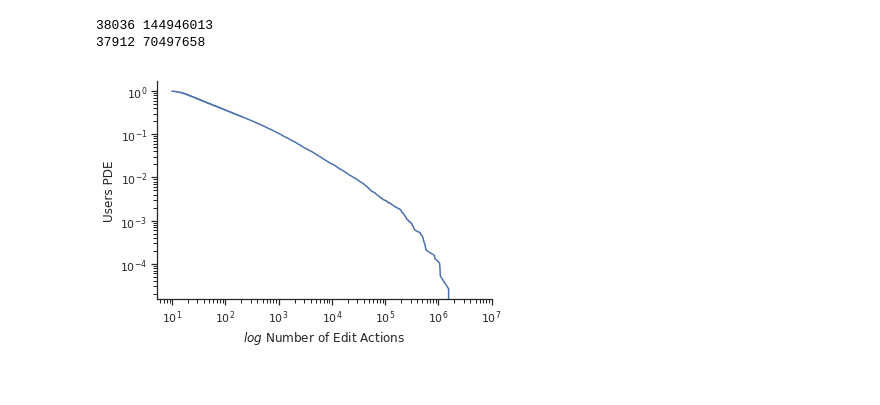
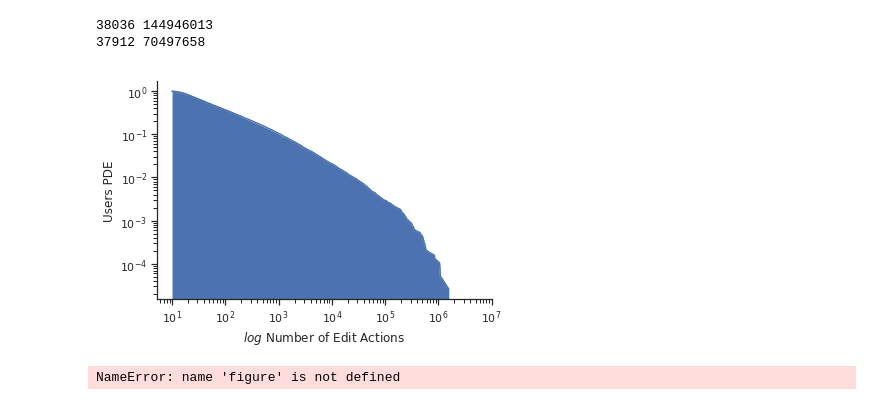
Before and after one commit to pkasper/ontology_roles, a Jupyter notebook: 005_dataset_analysis.ipynb, the cells around one changed output. Saved outputs shown, nothing was run; the diff lists cells and outputs as text; code cells hidden in the pictures.

```diff
--- a/005_dataset_analysis.ipynb
+++ b/005_dataset_analysis.ipynb
@@ -91,19 +88,27 @@ from matplotlib import pyplot as plt
 # %%
 import seaborn as sns
 import matplotlib
 
 fig, ax = plt.subplots()
 ax.loglog(length_full, np.linspace(0,1,len(length_full)))
+ax.fill_between(length_full, np.linspace(0,1,len(length_full)))
 #ax.set_ylim(0,1)
 #ax.plot(length_nobreak)
 #ax.set_xscale("log")
 #ax.set_yscale("log", nonposy='clip')
 ax.set_ylabel("Users PDE")
 ax.set_xlabel("$log$ Number of Edit Actions")
 #ax.xaxis.set_major_formatter(matplotlib.ticker.ScalarFormatter())
 sns.despine(fig)
 # %% [output]
-[figure, old version]
+[figure, new version]
+# %%
+fig.tight_layout()
+store_path = os.path.join(cfg.get("directory", "results"), results_prefix + "dataset_pde".format(n=num_centroids, i=cluster_index))
+fig.savefig(store_path + ".png")
+fig.savefig(store_path + ".pdf")
+# %% [output]
+NameError: name 'figure' is not defined
 # %%
 df['endbot'] = df['user_name'].progress_apply(lambda x: x.endswith("bot"))
 # %% [output]
```
Also changed, not shown: parts of 1 cell of this notebook, 2 other files.
